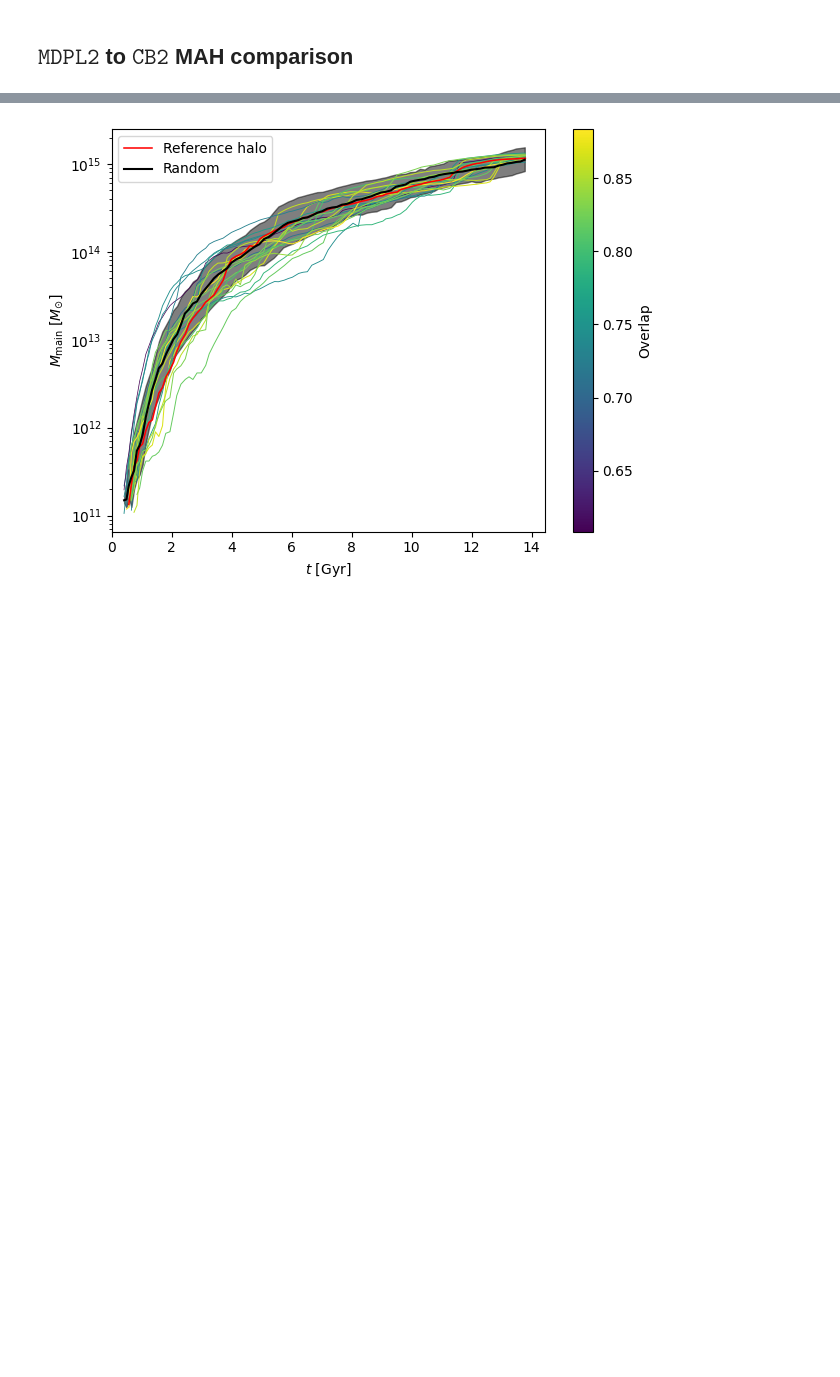
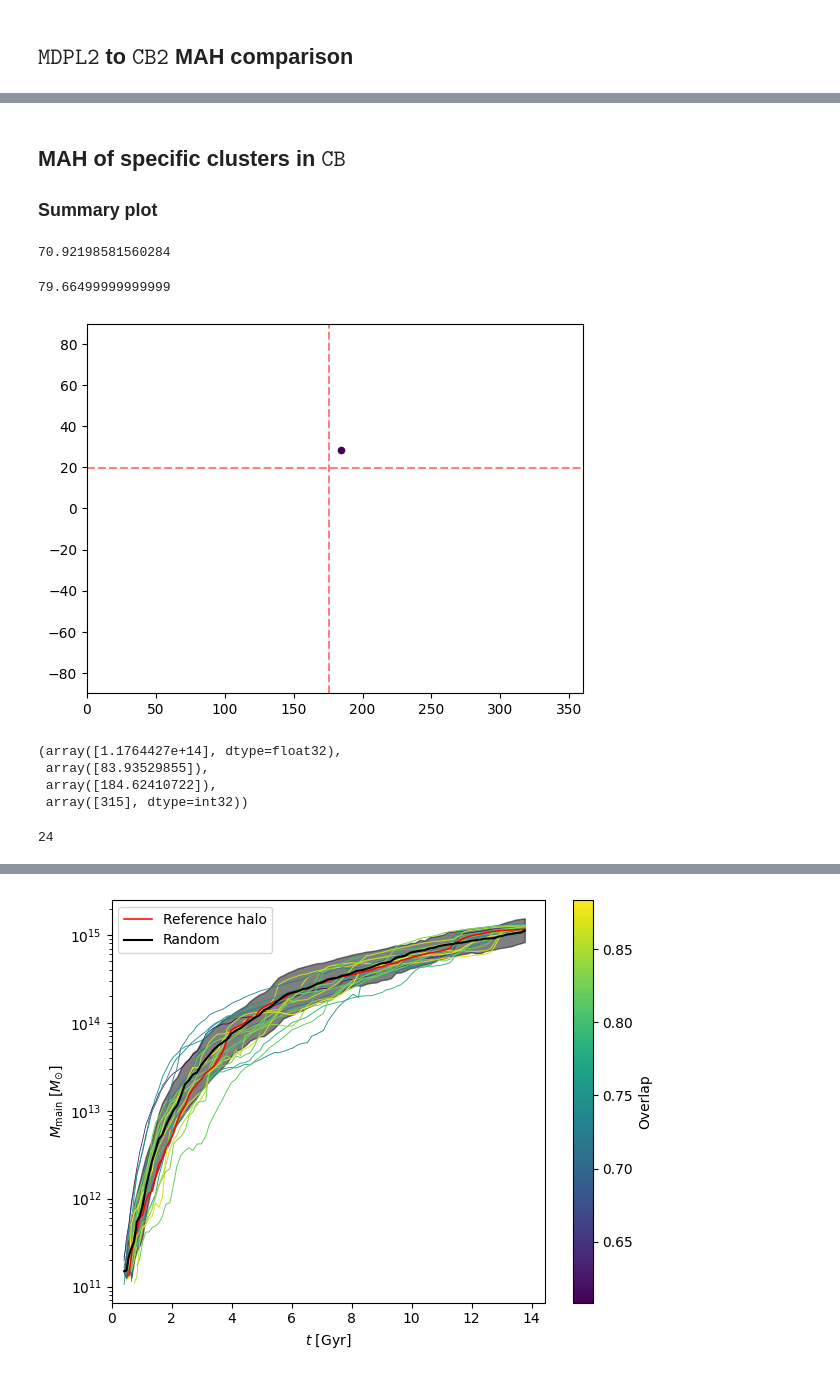
Before and after one commit to Richard-Sti/csiborgtools, a Jupyter notebook: notebooks/MAH/mah.ipynb, the cells around one changed output, grey strips where cells are left out. Cells and saved outputs as stored; diff of their text form; code cells hidden in the pictures; blank space fills up the shorter version.

```diff
--- a/notebooks/MAH/mah.ipynb
+++ b/notebooks/MAH/mah.ipynb
@@ -76 +79,5 @@ plt.show()
+# %% [markdown]
+## MAH of specific clusters in $\texttt{CB}$
+
+### Summary plot
 # %%
@@ -83,3 +90,44 @@ if delete_cache:
     delete_disk_caches_for_function("load_data")
 cat0, catxs, merger_trees, overlaps = load_data(nsim0, simname, min_logmass)
 nsimxs = [cat.nsim for cat in catxs]
+# %%
+catx = cat0
+# %%
+pos = catx["spherical_pos"]
+
+ra, dec = pos[:, 1], pos[:, 2]
+l, b = csiborgtools.flow.radec_to_galactic(pos[:, 1], pos[:, 2])
+# %%
+50 / 0.705
+# %% [output]
+70.92198581560284
+# %%
+113 * 0.705
+# %% [output]
+79.66499999999999
+# %%
+mask = (pos[:, 0] > 83.5) & (catx["totmass"] > 1e14) & (pos[:, 0] < 84) & (catx["totmass"] < 4e14)
+
+plt.figure()
+plt.scatter(ra[mask], dec[mask], s=20, c=np.log10(catx["totmass"][mask]))
+plt.axvline(csiborgtools.hms_to_degrees(11, 44), zorder=0, ls="--", color="red", alpha=0.5)
+plt.axhline(csiborgtools.dms_to_degrees(19, 45), zorder=0, ls="--", color="red", alpha=0.5)
+# plt.axvline(285, zorder=0)
+# plt.axhline(74, zorder=0)
+plt.xlim(0, 360,)
+plt.ylim(-90, 90)
+plt.show()
+# %% [output]
+[figure, added]
+# %%
+cat0["totmass"][mask], cat0["dist"][mask], pos[:, 1][mask], cat0["index"][mask]
+# %% [output]
+(array([1.1764427e+14], dtype=float32),
+ array([83.93529855]),
+ array([184.62410722]),
+ array([315], dtype=int32))
+# %%
+mask = (cat0["dist"] < 100) & (cat0["totmass"] > 2e14)
+mask.sum()
+# %% [output]
+24
```
Also changed, not shown: parts of 9 cells of this notebook.
